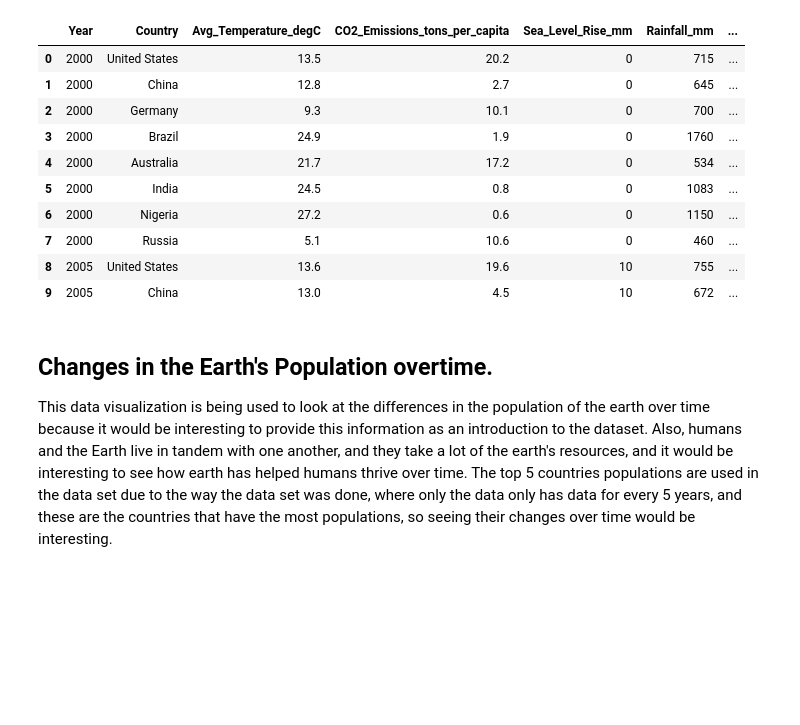
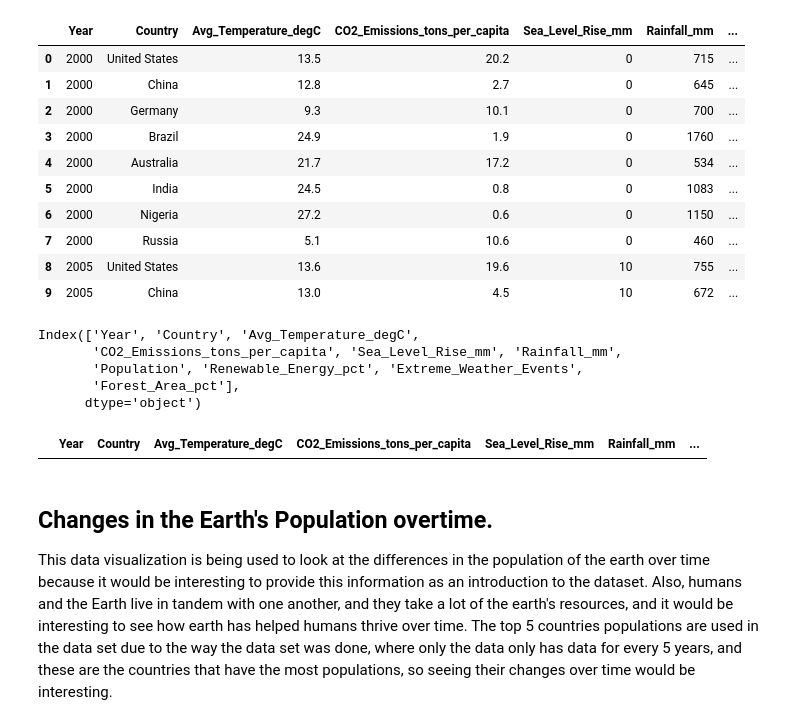
Before and after one commit to rubyr12/445FinalProject, a Jupyter notebook: Stg3Final_VicenteGarcia/FinalProj_VicenteGarcia.ipynb, the cells around one changed output. Drawn from its saved outputs; the diff is of its cells as text; code cells hidden in the pictures; blank space fills up the shorter version.

```diff
--- a/Stg3Final_VicenteGarcia/FinalProj_VicenteGarcia.ipynb
+++ b/Stg3Final_VicenteGarcia/FinalProj_VicenteGarcia.ipynb
@@ -12,6 +12,7 @@ import seaborn as sns
 # %%
 df = pd.read_csv('update_temperature.csv')
 display(df.head(10))
+print(df.columns)
 # %% [output]
 |  | Year | Country | Avg_Temperature_degC | CO2_Emissions_tons_per_capita | Sea_Level_Rise_mm | Rainfall_mm | ... |
 | 0 | 2000 | United States | 13.5 | 20.2 | 0 | 715 | ... |
@@ -24,6 +25,17 @@ display(df.head(10))
 | 7 | 2000 | Russia | 5.1 | 10.6 | 0 | 460 | ... |
 | 8 | 2005 | United States | 13.6 | 19.6 | 10 | 755 | ... |
 | 9 | 2005 | China | 13.0 | 4.5 | 10 | 672 | ... |
+Index(['Year', 'Country', 'Avg_Temperature_degC',
+       'CO2_Emissions_tons_per_capita', 'Sea_Level_Rise_mm', 'Rainfall_mm',
+       'Population', 'Renewable_Energy_pct', 'Extreme_Weather_Events',
+       'Forest_Area_pct'],
+      dtype='object')
+# %%
+# Show all fully duplicated rows
+duplicates = df[df.duplicated()]
+display(duplicates)
+# %% [output]
+|  | Year | Country | Avg_Temperature_degC | CO2_Emissions_tons_per_capita | Sea_Level_Rise_mm | Rainfall_mm | ... |
 # %% [markdown]
 ## Changes in the Earth's Population overtime.
 
```
Also changed, not shown: parts of 1 cell of this notebook.
